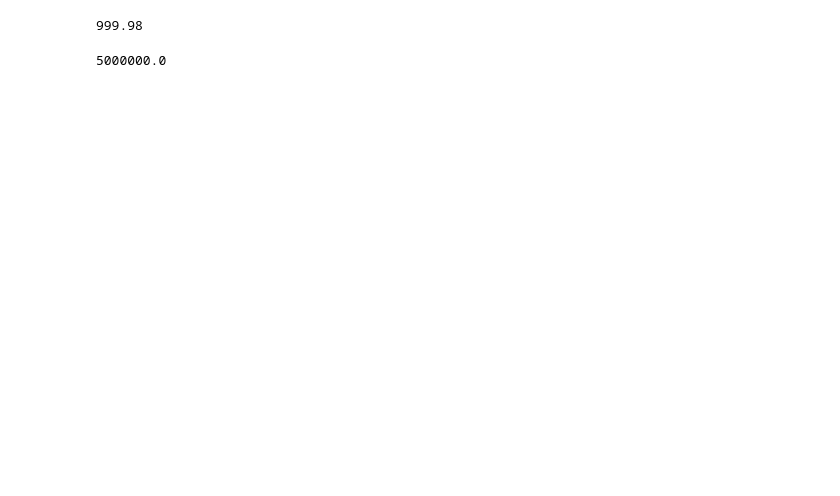
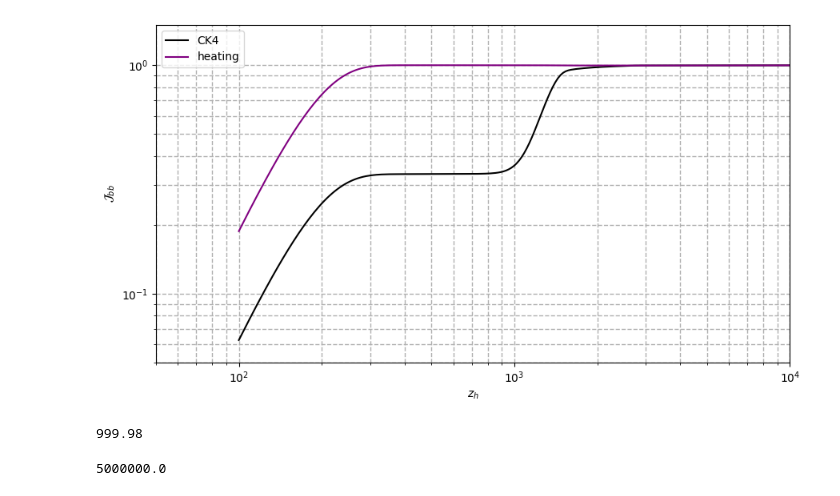
Before and after one commit to Sareva00/CMB-SD, a Jupyter notebook: Computing_Imu.ipynb, the cells around one changed output. Drawn from its saved outputs; the diff is of its cells as text; code cells hidden in the pictures; blank space fills up the shorter version.

```diff
--- a/Computing_Imu.ipynb
+++ b/Computing_Imu.ipynb
@@ -96,3 +140,40 @@ J_spl = CubicSpline(z_vis, Jbb)
+# %%
+
+fig, ax = plt.subplots( figsize=(9, 5))
+#fig.suptitle(f"Late time visibility function with hubble cooling ")
+#ax.plot(z_vis, J_spl(z_vis), color = "pink", label= "oldsetup")
+#ax.plot(z_vis, -J_spl(z_vis), color = "pink", linestyle = "dashed")
+
+ax.plot(z_vis, J_spl_Ck4(z_vis), color = "black", label= "CK4")
+ax.plot(z_vis, -J_spl_Ck4(z_vis), color = "black", linestyle = "dashed")
+
+ax.plot(z_vis_heat, J_spl_heat(z_vis_heat), color = "purple", label= "heating")
+ax.plot(z_vis_heat, -J_spl_heat(z_vis_heat), color = "purple", linestyle = "dashed")
+
+ax.set_xscale('log')
+ax.set_yscale('log')
+ax.set_ylim([5e-2,1.5])
+ax.set_xlim([5e1,1e4])
+ax.set_ylabel("$\mathcal{J}_{bb}$")
+ax.set_xlabel("$z_h$")
+#ax1.set_title("All $\Delta$ I_N curves")
+ax.grid(True, which = 'both',  linestyle='--', linewidth=1)
+ax.legend()
+
+
+
+
+
+#ax.yaxis.set_major_formatter(ScalarFormatter())
+#ax.ticklabel_format(axis='y', style='sci', scilimits=(0, 0),useMathText=True) #only y axis, it does not work on the log scale
+
+#ax.xaxis.set_major_formatter(ScalarFormatter())
+#ax.ticklabel_format(axis='x', style='sci', scilimits=(0, 0),useMathText=True) #only y axis, it does not work on the log scale
+
+plt.tight_layout()
+plt.show()
+# %% [output]
+[figure, added]
 # %%
 Jref= lambda x:  np.exp(-(x/1.98e+6)**(5./2.))
 z_vis = np.array(z_vis)
```
Also changed, not shown: parts of 7 cells of this notebook, 5 other files.
